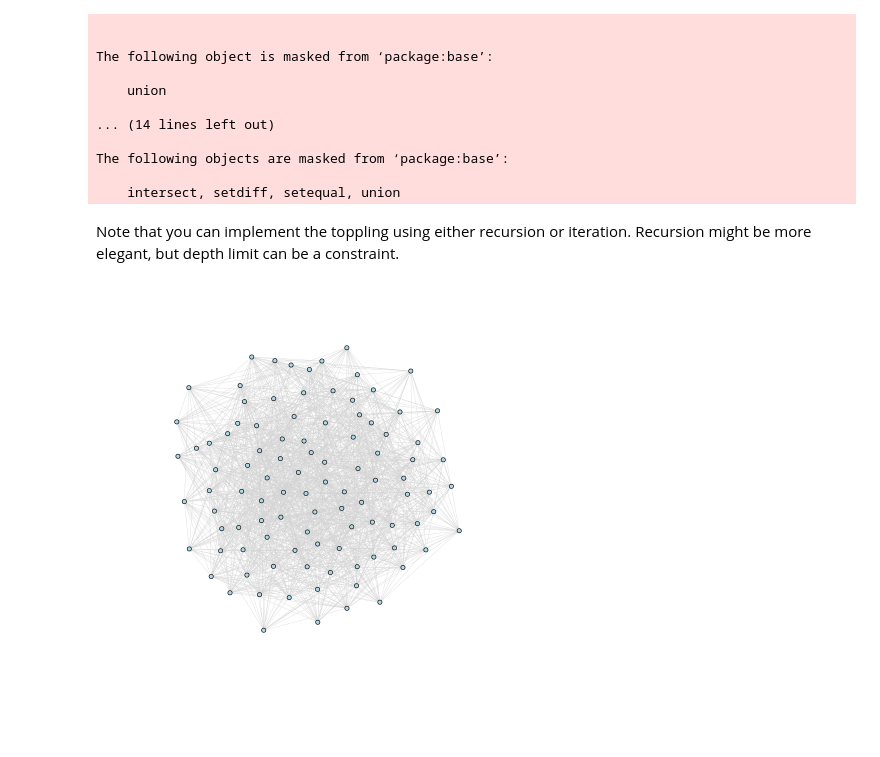
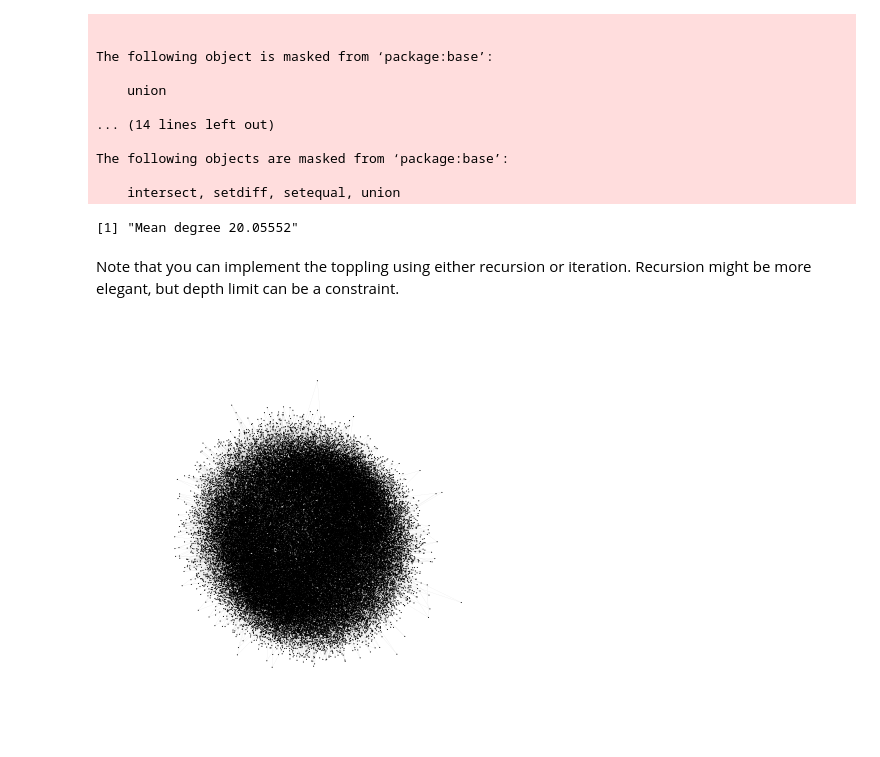
Before and after one commit to paololapo/ComplexNetworks_projects, a Jupyter notebook: code/task_15/sandpile.ipynb, the cells around one changed output. Saved outputs shown, nothing was run; the diff lists cells and outputs as text; code cells hidden in the pictures.

```diff
--- a/code/task_15/sandpile.ipynb
+++ b/code/task_15/sandpile.ipynb
@@ -22,25 +22,29 @@ The following objects are masked from ‘package:base’:
     intersect, setdiff, setequal, union
 # %%
 # Generate a scale free network
-N <- 100
+N <- 1e5
 m <- 2
-g <- barabasi.game(N, m, directed = FALSE)
-g <- erdos.renyi.game(N, 0.3, directed = FALSE)
+# g <- barabasi.game(N, m, directed = FALSE)
+# g <- sample_pa(N, power=2, m, directed = FALSE)
+g <- erdos.renyi.game(N, 0.0002, directed = FALSE)
+print(paste("Mean degree", mean(degree(g))))
 
 # Assign the critical threshold to each node
 V(g)$z_c <- degree(g)
 
 # Assign the initial state to each node
 V(g)$z <- 0
+# %% [output]
+[1] "Mean degree 20.05552"
 # %% [markdown]
 Note that you can implement the toppling using either recursion or iteration. Recursion might be more elegant, but depth limit can be a constraint.
 # %%
 plot(g,
-     vertex.size = 3,
+     vertex.size = 0.1,
      vertex.label = NA,
      vertex.color = "lightblue",
-     edge.width = 0.5,
+     edge.width = 0.2,
      edge.color = "lightgray",
      layout = layout_with_fr(g, niter = 500))
 # %% [output]
-[figure, old version]
+[figure, new version]
```
Also changed, not shown: parts of 16 cells of this notebook, 2 other files.
